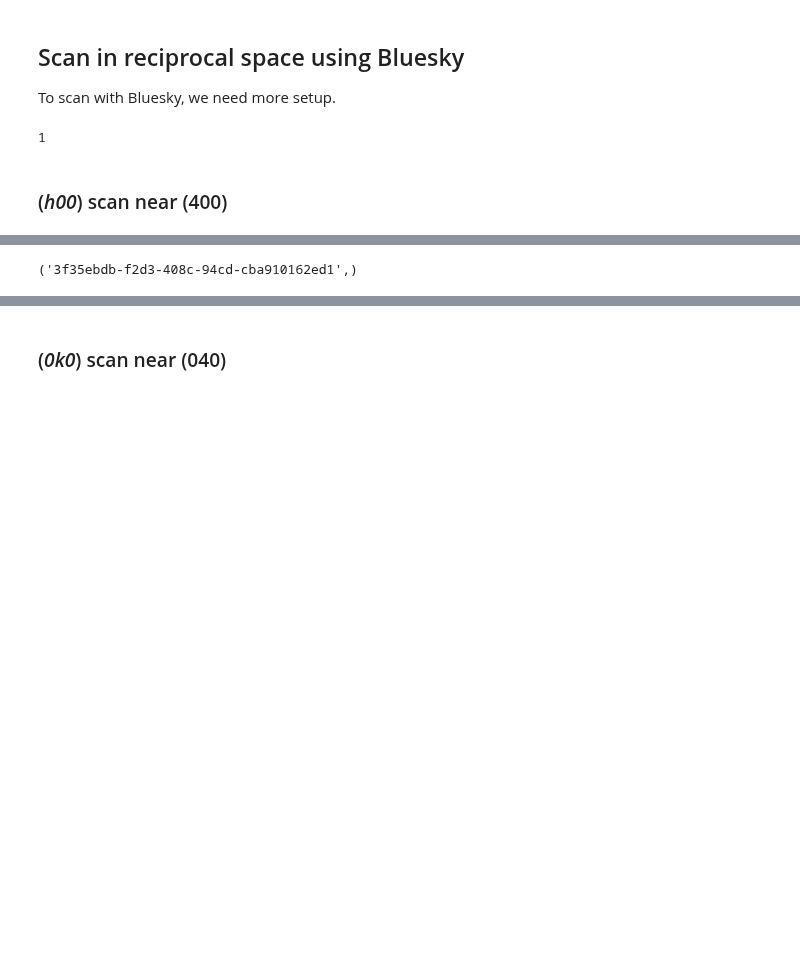
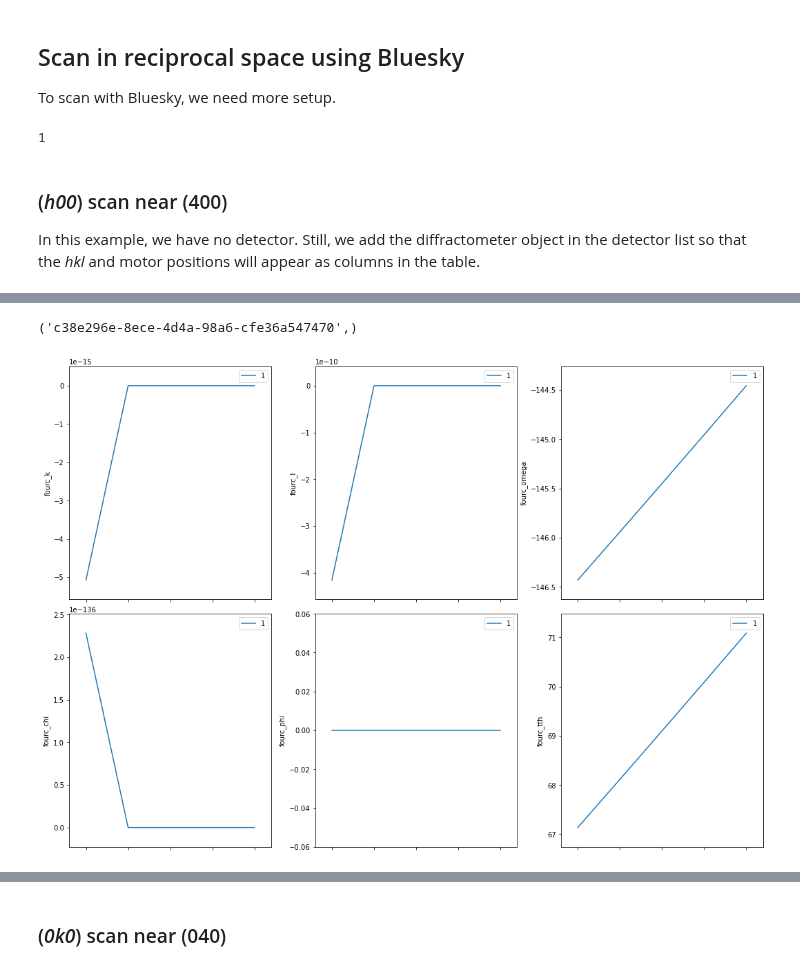
Before and after one commit to bluesky/hklpy, a Jupyter notebook: examples/geo_e4cv.ipynb, the cells around one changed output, grey strips where cells are left out. Saved outputs shown, nothing was run; the diff lists cells and outputs as text; code cells hidden in the pictures; blank space fills up the shorter version.

```diff
--- a/examples/geo_e4cv.ipynb
+++ b/examples/geo_e4cv.ipynb
@@ -324,8 +328,12 @@ RE.subscribe(db.insert)
 RE.subscribe(bec)
 # %% [output]
 1
-# %% [markdown]
-### (_h00_) scan near (400)
+# %% [markdown]
+### (_h00_) scan near (400)
+
+In this example, we have no detector.  Still, we add the diffractometer
+object in the detector list so that the _hkl_ and motor positions will appear
+as columns in the table.
 # %%
-RE(bp.scan([], fourc.h, 3.9, 4.1, 5))
+RE(bp.scan([fourc], fourc.h, 3.9, 4.1, 5))
 # %% [output]
@@ -345,4 +353,5 @@ generator scan ['3f35ebdb'] (scan num: 1)
-('3f35ebdb-f2d3-408c-94cd-cba910162ed1',)
+('c38e296e-8ece-4d4a-98a6-cfe36a547470',)
+[figure, added]
 # %% [markdown]
 ### chi scan from (400) to (040)
 
```
Also changed, not shown: parts of 7 cells of this notebook, 2 other files.
